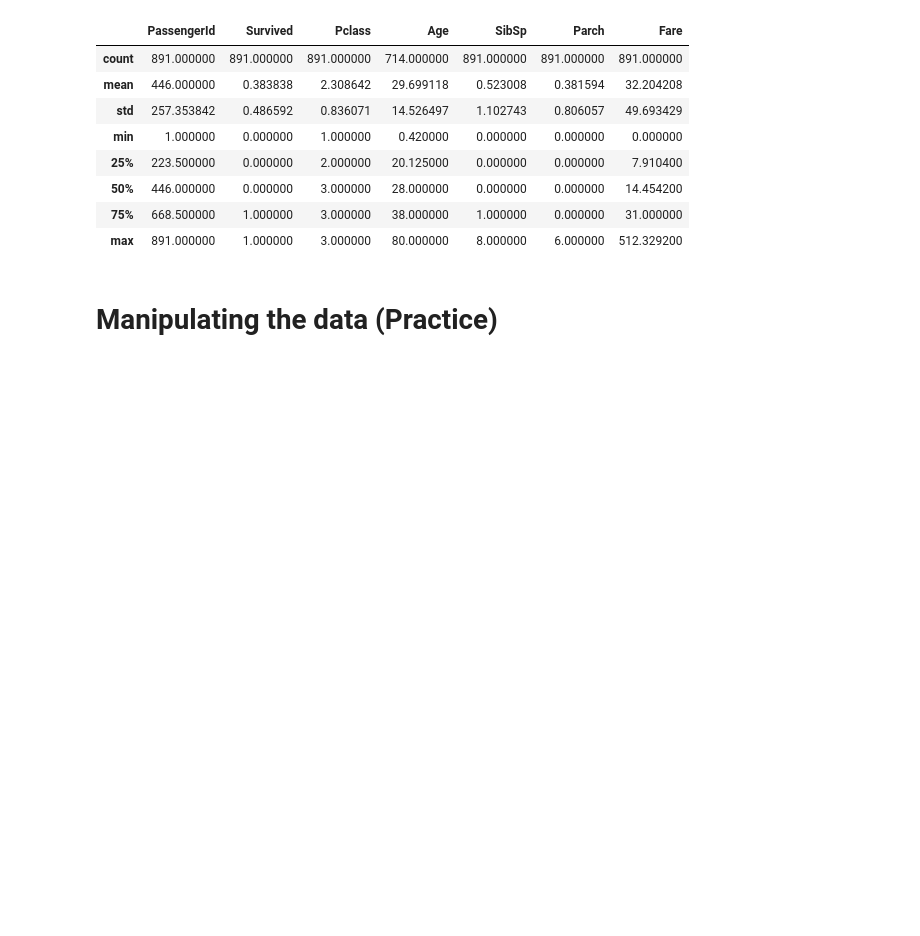
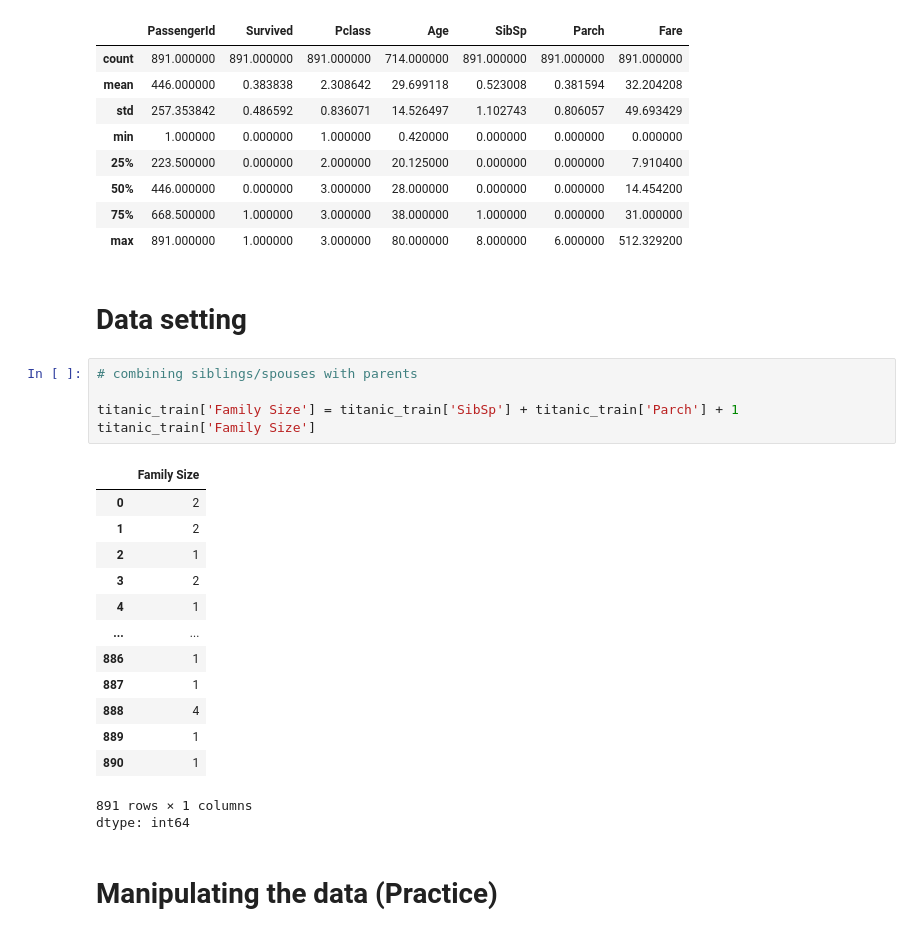
Before and after one commit to calhall4892/titanic-analysis, a Jupyter notebook: Titanic_notebook.ipynb, the cells around one changed output. Drawn from its saved outputs; the diff is of its cells as text; blank space fills up the shorter version.

```diff
--- a/Titanic_notebook.ipynb
+++ b/Titanic_notebook.ipynb
@@ -52,6 +46,28 @@ titanic_train.describe()
 | 50% | 446.000000 | 0.000000 | 3.000000 | 28.000000 | 0.000000 | 0.000000 | 14.454200 |
 | 75% | 668.500000 | 1.000000 | 3.000000 | 38.000000 | 1.000000 | 0.000000 | 31.000000 |
 | max | 891.000000 | 1.000000 | 3.000000 | 80.000000 | 8.000000 | 6.000000 | 512.329200 |
+# %% [markdown]
+# Data setting
+# %%
+# combining siblings/spouses with parents
+
+titanic_train['Family Size'] = titanic_train['SibSp'] + titanic_train['Parch'] + 1
+titanic_train['Family Size']
+# %% [output]
+|  | Family Size |
+| 0 | 2 |
+| 1 | 2 |
+| 2 | 1 |
+| 3 | 2 |
+| 4 | 1 |
+| ... | ... |
+| 886 | 1 |
+| 887 | 1 |
+| 888 | 4 |
+| 889 | 1 |
+| 890 | 1 |
+891 rows × 1 columns
+dtype: int64
 # %% [markdown]
 # Manipulating the data (Practice)
 # %% [markdown]
```
Also changed, not shown: parts of 10 cells of this notebook.
